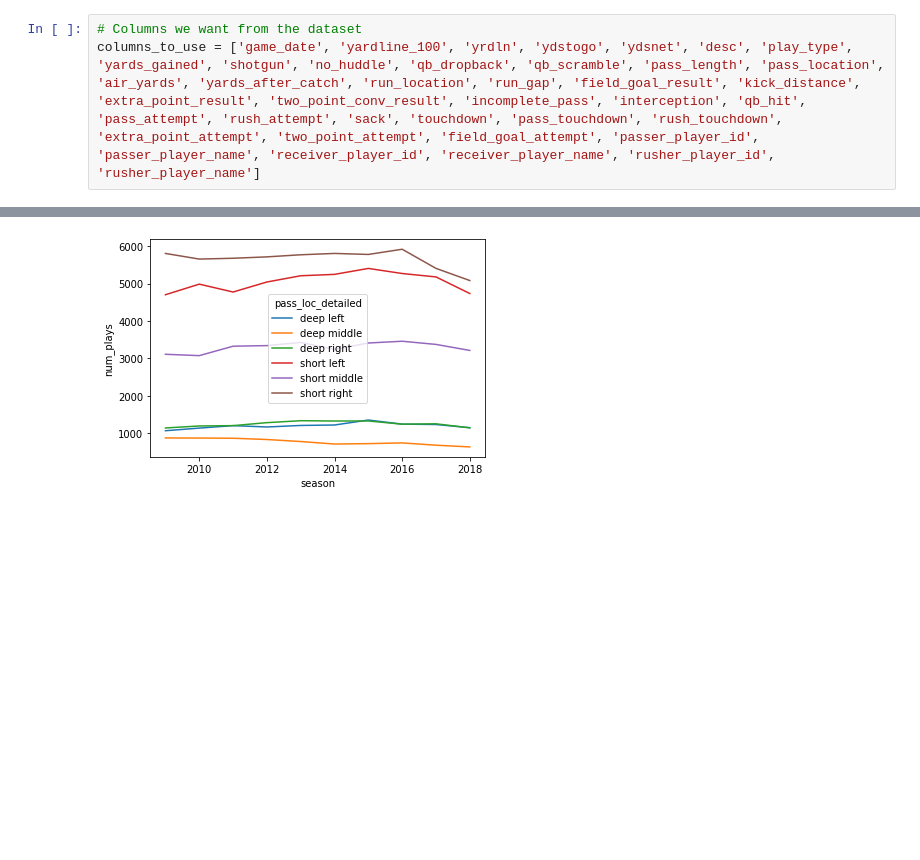
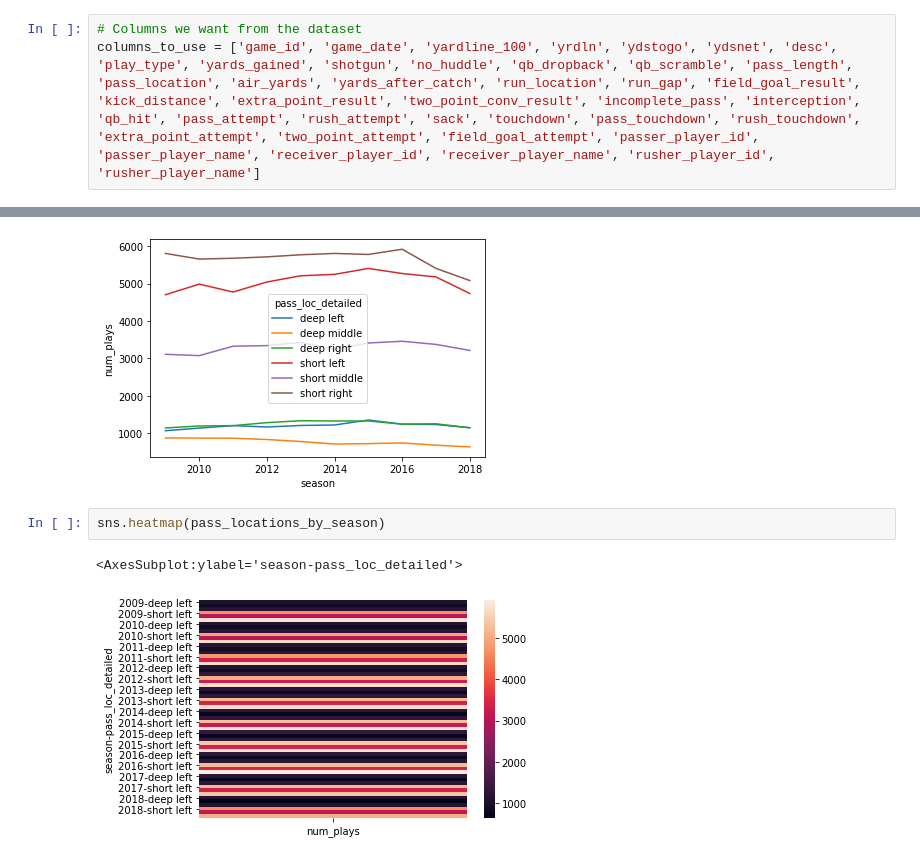
Before and after one commit to sistlasre/football_analysis, a Jupyter notebook: Football_Analysis_Final.ipynb, the cells around one changed output, grey strips where cells are left out. Saved outputs shown, nothing was run; the diff lists cells and outputs as text; blank space fills up the shorter version.

```diff
--- a/Football_Analysis_Final.ipynb
+++ b/Football_Analysis_Final.ipynb
@@ -3,7 +3,7 @@ import numpy as np
 import pandas as pd
 # %%
 # Columns we want from the dataset
-columns_to_use = ['game_date', 'yardline_100', 'yrdln', 'ydstogo', 'ydsnet', 'desc', 'play_type', 'yards_gained', 'shotgun', 'no_huddle', 'qb_dropback', 'qb_scramble', 'pass_length', 'pass_location', 'air_yards', 'yards_after_catch', 'run_location', 'run_gap', 'field_goal_result', 'kick_distance', 'extra_point_result', 'two_point_conv_result', 'incomplete_pass', 'interception', 'qb_hit', 'pass_attempt', 'rush_attempt', 'sack', 'touchdown', 'pass_touchdown', 'rush_touchdown', 'extra_point_attempt', 'two_point_attempt', 'field_goal_attempt', 'passer_player_id', 'passer_player_name', 'receiver_player_id', 'receiver_player_name', 'rusher_player_id', 'rusher_player_name']
+columns_to_use = ['game_id', 'game_date', 'yardline_100', 'yrdln', 'ydstogo', 'ydsnet', 'desc', 'play_type', 'yards_gained', 'shotgun', 'no_huddle', 'qb_dropback', 'qb_scramble', 'pass_length', 'pass_location', 'air_yards', 'yards_after_catch', 'run_location', 'run_gap', 'field_goal_result', 'kick_distance', 'extra_point_result', 'two_point_conv_result', 'incomplete_pass', 'interception', 'qb_hit', 'pass_attempt', 'rush_attempt', 'sack', 'touchdown', 'pass_touchdown', 'rush_touchdown', 'extra_point_attempt', 'two_point_attempt', 'field_goal_attempt', 'passer_player_id', 'passer_player_name', 'receiver_player_id', 'receiver_player_name', 'rusher_player_id', 'rusher_player_name']
 # %% [markdown]
 ### Fetched the following dataset from Kaggle:
 
@@ -248,3 +248,8 @@ pass_locations_by_season = df[~df['pass_loc_detailed'].isna()].groupby(['season'
 sns.lineplot(data=pass_locations_by_season.reset_index(), x='season', y='num_plays', hue='pass_loc_detailed');
 # %% [output]
 [figure]
+# %%
+sns.heatmap(pass_locations_by_season)
+# %% [output]
+<AxesSubplot:ylabel='season-pass_loc_detailed'>
+[figure, added]
```
Also changed, not shown: parts of 50 cells of this notebook.
